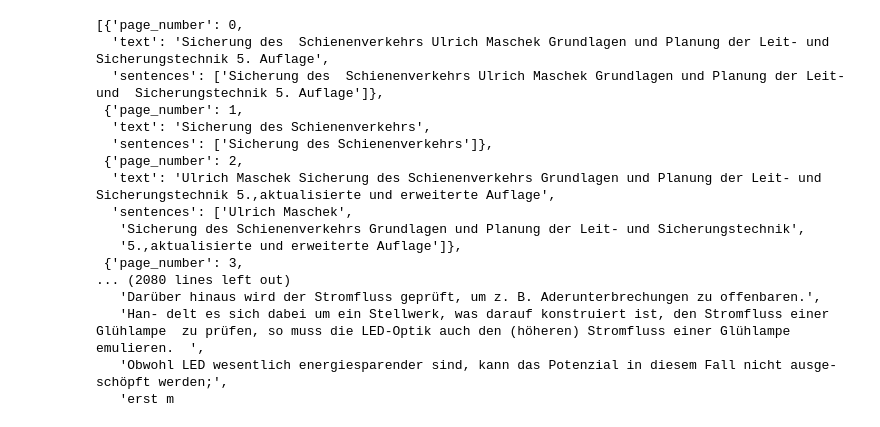
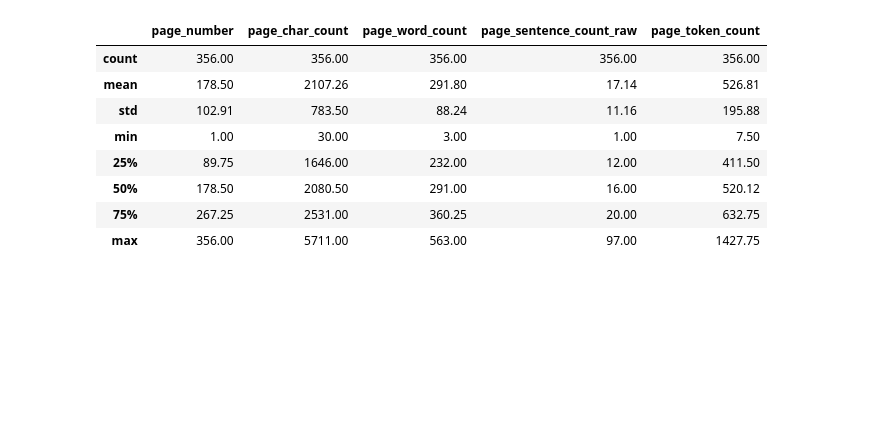
Before and after one commit to wasilina83/RAGst, a Jupyter notebook: simple-local-rag-main/Untitled.ipynb, the cells around one changed output. Saved outputs shown, nothing was run; the diff lists cells and outputs as text; code cells hidden in the pictures; blank space fills up the shorter version.

```diff
--- a/simple-local-rag-main/Untitled.ipynb
+++ b/simple-local-rag-main/Untitled.ipynb
@@ -19,38 +25,54 @@ torch.cuda.empty_cache()
 # %%
 # Helper function to clean up text
 def text_formatter(text: str) -> str:
-    return text.replace("\n", " ").strip()
+    """Performs minor formatting on text."""
+    cleaned_text = text.replace("\n", " ").strip() # note: this might be different for each doc (best to experiment)
+
+    # Other potential text formatting functions can go here
+    return cleaned_text
 
 # PDF reading function
+# Open PDF and get lines/pages
+# Note: this only focuses on text, rather than images/figures etc
 def open_and_read_pdf(pdf_path: str) -> list[dict]:
-    doc = fitz.open(pdf_path)
+    """
+    Opens a PDF file, reads its text content page by page, and collects statistics.
+
+    Parameters:
+        pdf_path (str): The file path to the PDF document to be opened and read.
+
+    Returns:
+        list[dict]: A list of dictionaries, each containing the page number
+        (adjusted), character count, word count, sentence count, token count, and the extracted text
+        for each page.
+    """
+    doc = fitz.open(pdf_path)  # open a document
     pages_and_texts = []
-    for page_number, page in enumerate(doc):
-        text = text_formatter(page.get_text())
-        pages_and_texts.append({
-            "page_number": page_number,
-            "text": text,
-            "sentences": [str(sentence) for sentence in nlp(text).sents]
-        })
+    for page_number, page in tqdm(enumerate(doc)):  # iterate the document pages
+        text = page.get_text()  # get plain text encoded as UTF-8
+        text = text_formatter(text)
+        pages_and_texts.append({"page_number": page_number +1,  # adjust page numbers since our PDF starts on page 42
+                                "page_char_count": len(text),
+                                "page_word_count": len(text.split(" ")),
+                                "page_sentence_count_raw": len(text.split(". ")),
+                                "page_token_count": len(text) / 4,  # 1 token = ~4 chars, see: https://help.openai.com/en/articles/4936856-what-are-tokens-and-how-to-count-them
+                                "text": text})
     return pages_and_texts
+
+
+
 pdf_path="Sicherung-des-Schienenverkehrs.pdf"
 pages_and_texts = open_and_read_pdf(pdf_path)
-pages_and_texts
+df = pd.DataFrame(pages_and_texts)
+df.head()
+df.describe().round(2)
 # %% [output]
-[{'page_number': 0,
-  'text': 'Sicherung des  Schienenverkehrs Ulrich Maschek Grundlagen und Planung der Leit- und  Sicherungstechnik 5. Auflage',
-  'sentences': ['Sicherung des  Schienenverkehrs Ulrich Maschek Grundlagen und Planung der Leit- und  Sicherungstechnik 5. Auflage']},
- {'page_number': 1,
-  'text': 'Sicherung des Schienenverkehrs',
-  'sentences': ['Sicherung des Schienenverkehrs']},
- {'page_number': 2,
-  'text': 'Ulrich Maschek Sicherung des Schienenverkehrs Grundlagen und Planung der Leit- und Sicherungstechnik 5.,aktualisierte und erweiterte Auflage',
-  'sentences': ['Ulrich Maschek',
-   'Sicherung des Schienenverkehrs Grundlagen und Planung der Leit- und Sicherungstechnik',
-   '5.,aktualisierte und erweiterte Auflage']},
- {'page_number': 3,
-... (2080 lines left out)
-   'Darüber hinaus wird der Stromfluss geprüft, um z. B. Aderunterbrechungen zu offenbaren.',
-   'Han- delt es sich dabei um ein Stellwerk, was darauf konstruiert ist, den Stromfluss einer Glühlampe  zu prüfen, so muss die LED-Optik auch den (höheren) Stromfluss einer Glühlampe emulieren.  ',
-   'Obwohl LED wesentlich energiesparender sind, kann das Potenzial in diesem Fall nicht ausge- schöpft werden;',
-   'erst m
+|  | page_number | page_char_count | page_word_count | page_sentence_count_raw | page_token_count |
+| count | 356.00 | 356.00 | 356.00 | 356.00 | 356.00 |
+| mean | 178.50 | 2107.26 | 291.80 | 17.14 | 526.81 |
+| std | 102.91 | 783.50 | 88.24 | 11.16 | 195.88 |
+| min | 1.00 | 30.00 | 3.00 | 1.00 | 7.50 |
+| 25% | 89.75 | 1646.00 | 232.00 | 12.00 | 411.50 |
+| 50% | 178.50 | 2080.50 | 291.00 | 16.00 | 520.12 |
+| 75% | 267.25 | 2531.00 | 360.25 | 20.00 | 632.75 |
+| max | 356.00 | 5711.00 | 563.00 | 97.00 | 1427.75 |
```
Also changed, not shown: parts of 31 cells of this notebook, 2 other files.
